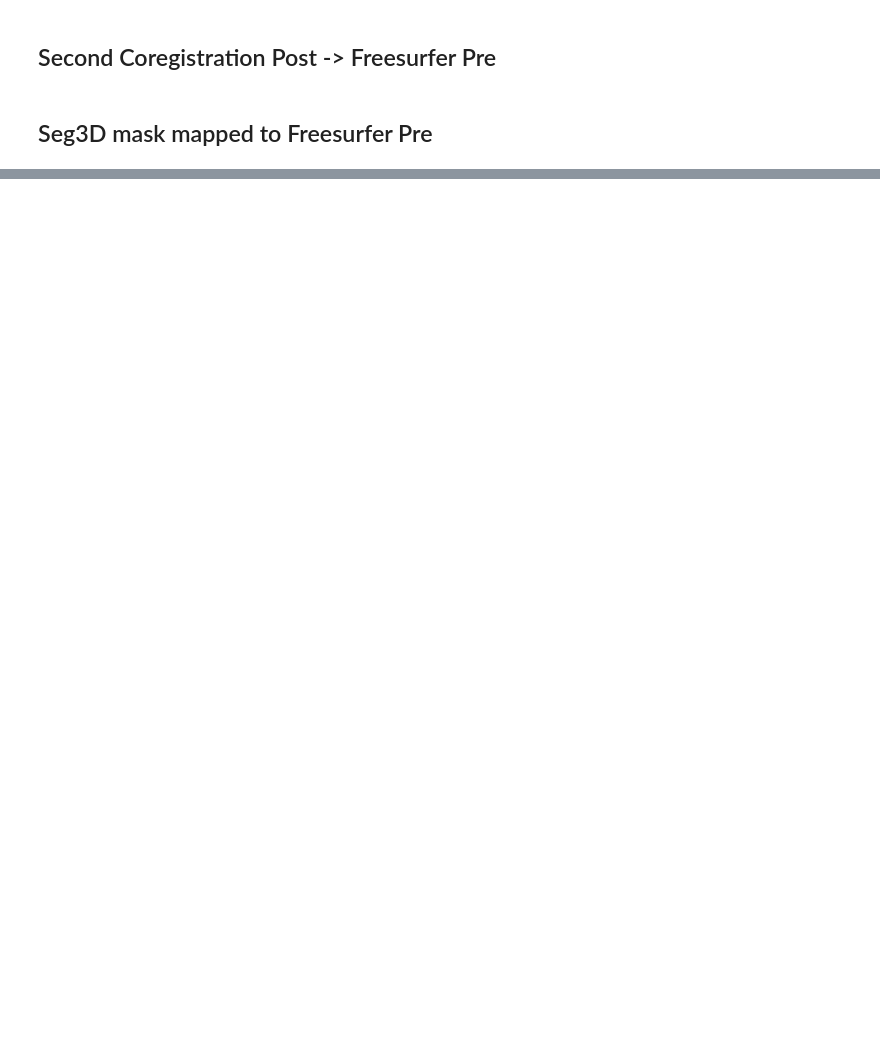
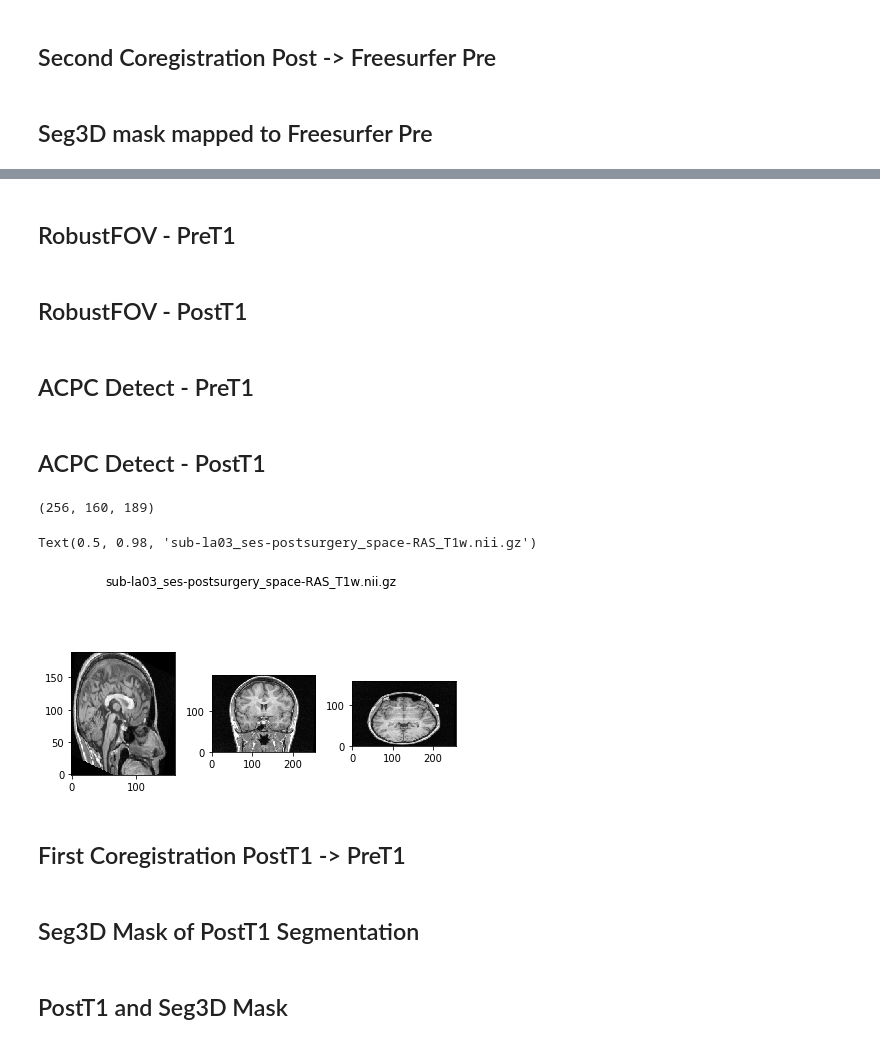
Before and after one commit to adam2392/ears, a Jupyter notebook: notebooks/validation_of_postsurgicalmasking.ipynb, the cells around one changed output, grey strips where cells are left out. Saved outputs shown, nothing was run; the diff lists cells and outputs as text; code cells hidden in the pictures; blank space fills up the shorter version.

```diff
--- a/notebooks/validation_of_postsurgicalmasking.ipynb
+++ b/notebooks/validation_of_postsurgicalmasking.ipynb
@@ -308,0 +291,30 @@ print(posttopre_data.shape)
+# %%
+# set subject and root path
+subject = 'la03'
+bids_root = Path("C:\\Users\\d0156\\Johns Hopkins\\Adam Li - epilepsy_bids")
+
+### DEFINE FILE PATHS
+# original T1 MRI nifti files
+pret1_basename = make_bids_basename(subject=subject, session='presurgery', suffix='T1w.nii')
+pret1_fpath = bids_root / f'sub-{subject}' / 'ses-presurgery' / 'anat' / pret1_basename
+
+postt1_basename = make_bids_basename(subject=subject, session='postsurgery', suffix='T1w.nii')
+postt1_fpath = bids_root / f'sub-{subject}' / 'ses-postsurgery' / 'anat' / postt1_basename
+
+# after running robust fov on both of them
+#robustfov_pret1_basename = make_bids_basename(subject=subject, session='presurgery', processing='robustfov', suffix='T1w.nii')
+#robustfov_pret1_fpath = bids_root / f'sub-{subject}' / 'ses-presurgery' / 'anat' / robustfov_pret1_basename
+
+#robustfov_postt1_basename = make_bids_basename(subject=subject, session='postsurgery', processing='inT1', space='RAS', suffix='T1w.nii.gz')
+#robustfov_postt1_fpath = bids_root / f'sub-{subject}' / 'ses-postsurgery' / 'anat' / robustfov_postt1_basename
+
+# after running acpcdetect on both of them
+#acpc_pret1_basename = make_bids_basename(subject=subject, session='presurgery', space='RAS', suffix='T1w.nii')
+#acpc_pret1_fpath = bids_root / f'sub-{subject}' / 'ses-presurgery' / 'anat' / acpc_pret1_basename
+
+acpc_postt1_basename = make_bids_basename(subject=subject, session='postsurgery', space='RAS', suffix='T1w.nii.gz')
+acpc_postt1_fpath = bids_root / f'sub-{subject}' / 'ses-postsurgery' / 'anat' / acpc_postt1_basename
+
+# after coregistration post on pre
+#postonpre_t1_basename = make_bids_basename(subject=subject, session='postonpre', suffix='T1w.nii.gz')
+#postonpre_t1_fpath = bids_root / f'sub-{subject}' / 'coregistration' / postonpre_t1_basename
@@ -308,0 +335,34 @@ print(posttopre_data.shape)
+# %% [markdown]
+## RobustFOV - PreT1
+# %% [markdown]
+## RobustFOV - PostT1
+# %% [markdown]
+## ACPC Detect - PreT1
+# %% [markdown]
+## ACPC Detect - PostT1
+# %%
+# re-orient to RAS coordinates
+ras_acpc_postt1 = nb.as_closest_canonical(acpc_postt1)
+
+# load and check dimensions
+ras_acpc_postt1_data = ras_acpc_postt1.get_fdata()
+ras_acpc_postt1_data_squeezed.shape
+# %% [output]
+(256, 160, 189)
+# %%
+# visualize center slices (sagittal, coronal, axial)
+slice_0 = ras_acpc_postt1_data_squeezed[128, :, :]
+slice_1 = ras_acpc_postt1_data_squeezed[:, 80, :]
+slice_2 = ras_acpc_postt1_data_squeezed[:, :, 94]
+show_slices([slice_0, slice_1, slice_2])
+plt.tight_layout()
+plt.suptitle(acpc_postt1_basename)
+# %% [output]
+Text(0.5, 0.98, 'sub-la03_ses-postsurgery_space-RAS_T1w.nii.gz')
+[figure, added]
+# %% [markdown]
+## First Coregistration PostT1 -> PreT1
+# %% [markdown]
+## Seg3D Mask of PostT1 Segmentation
+# %% [markdown]
+## PostT1 and Seg3D Mask
```
Also changed, not shown: parts of 30 cells of this notebook.
